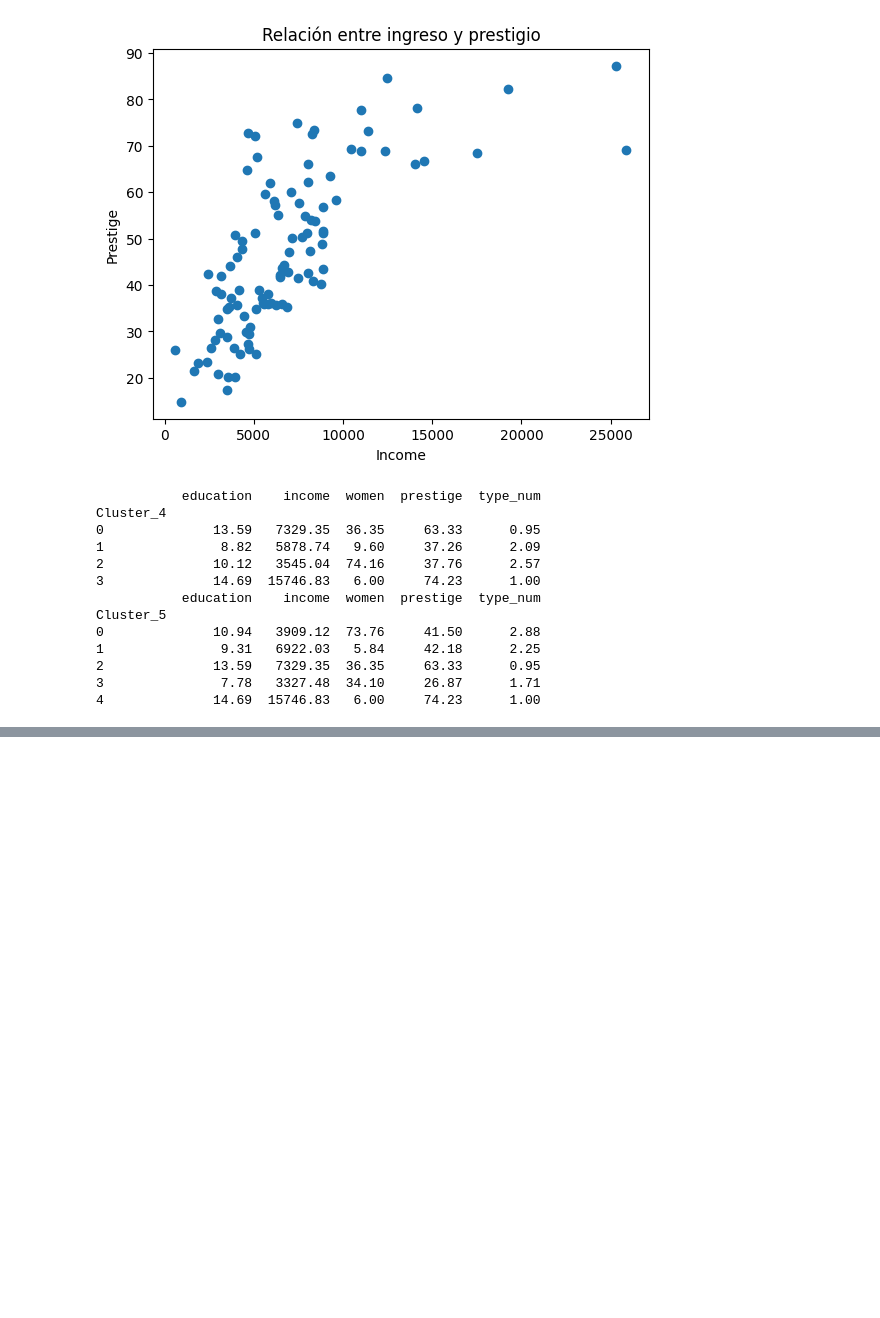
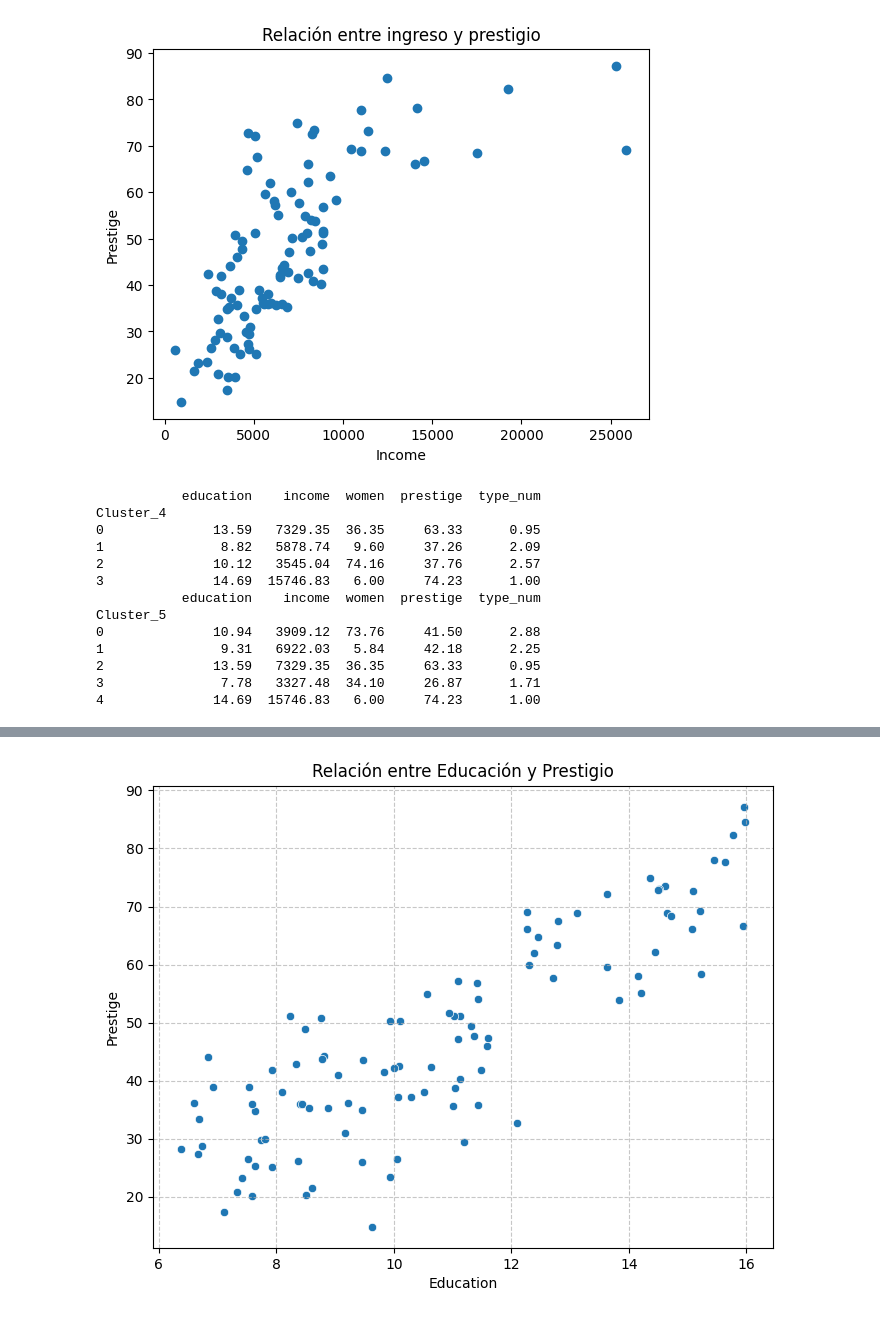
Before and after one commit to JoelRomero123/datamining, a Jupyter notebook: ARCHIVOS/Prestige.ipynb, the cells around one changed output, grey strips where cells are left out. Saved outputs shown, nothing was run; the diff lists cells and outputs as text; code cells hidden in the pictures; blank space fills up the shorter version.

```diff
--- a/ARCHIVOS/Prestige.ipynb
+++ b/ARCHIVOS/Prestige.ipynb
@@ -123,0 +215,30 @@ Cluster_5
+# %%
+import pandas as pd
+
+# Load the dataset (from original cell qWQcbzaYMjS3)
+url = "https://raw.githubusercontent.com/JoelRomero123/datamining/refs/heads/main/ARCHIVOS/Prestige_modificado.csv"
+df = pd.read_csv(url, sep=';')
+
+# Convert columns to numeric, coercing errors (from original cell qWQcbzaYMjS3)
+numeric_cols = ['education', 'income', 'women', 'prestige', 'census', 'type_num']
+for col in numeric_cols:
+    df[col] = pd.to_numeric(df[col], errors='coerce')
+
+# Select numeric variables
+variables_numericas = df.select_dtypes(include=['int64', 'float64'])
+# Calculate the correlation matrix
+matriz_correlacion = variables_numericas.corr()
+
+def get_highest_positive_correlations(corr_matrix, num_pairs=5):
+    # Flatten the correlation matrix and get unique pairs
+    corr_values = corr_matrix.unstack()
+    # Filter out self-correlations and duplicate pairs
+    corr_values = corr_values[corr_values.index.get_level_values(0) < corr_values.index.get_level_values(1)]
+
+    # Sort in descending order to find highest positive correlations
+    highest_corr = corr_values.sort_values(ascending=False)
+
+    print(f"Las {num_pairs} parejas de variables con mayor correlación positiva son:")
+    display(highest_corr.head(num_pairs))
+
+get_highest_positive_correlations(matriz_correlacion, num_pairs=5)
@@ -123,0 +254,13 @@ Cluster_5
+# %%
+import matplotlib.pyplot as plt
+import seaborn as sns
+
+plt.figure(figsize=(8, 6))
+sns.scatterplot(x='education', y='prestige', data=df)
+plt.title('Relación entre Educación y Prestigio')
+plt.xlabel('Education')
+plt.ylabel('Prestige')
+plt.grid(True, linestyle='--', alpha=0.7)
+plt.show()
+# %% [output]
+[figure, added]
```
Also changed, not shown: parts of 13 cells of this notebook.
